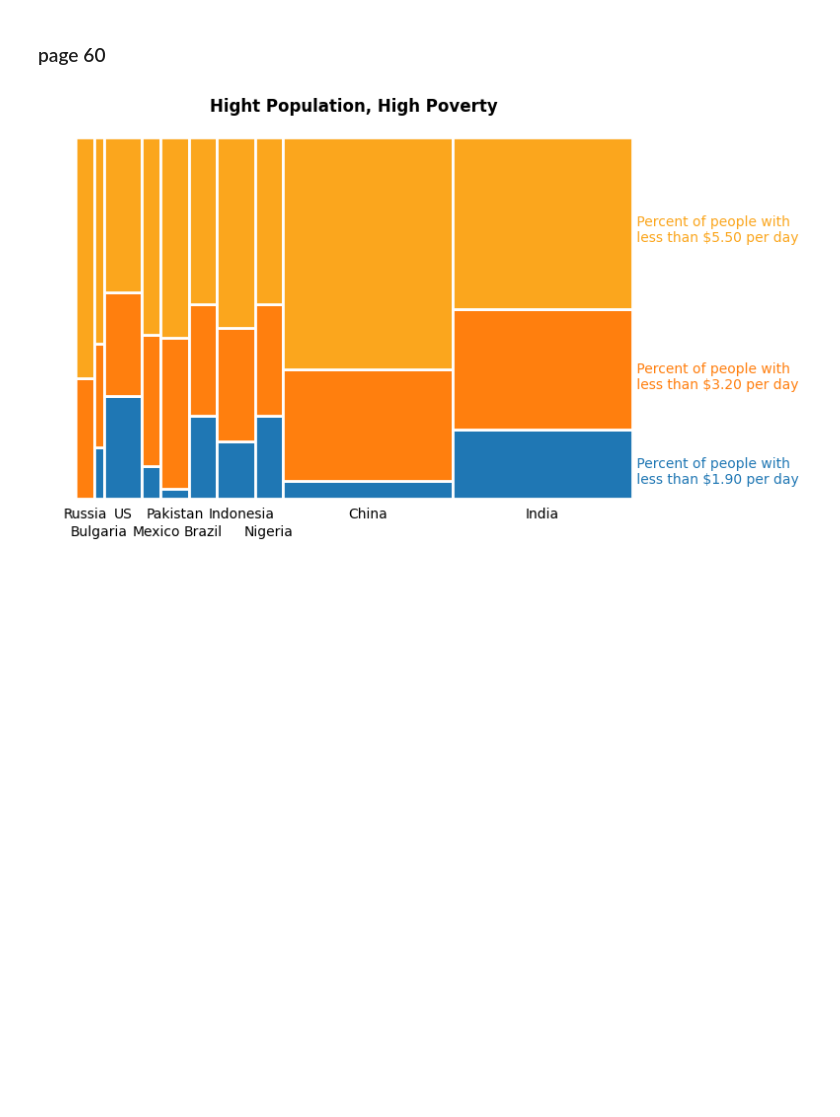
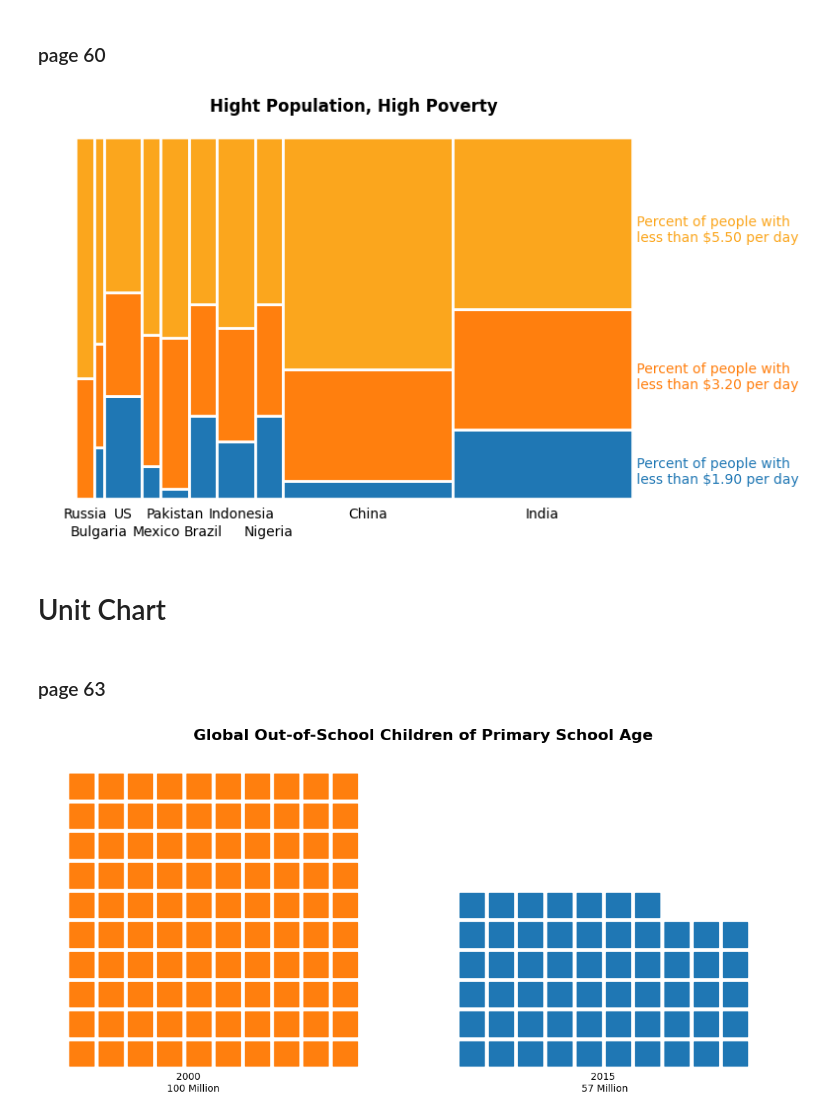
Before and after one commit to Aashish-Raghav/Data-Visualization---Multiple-Plots, a Jupyter notebook: IIT2022010.ipynb, the cells around one changed output. Cells and saved outputs as stored; diff of their text form; code cells hidden in the pictures; blank space fills up the shorter version.

Commit message:
Add Unit chart

```diff
--- a/IIT2022010.ipynb
+++ b/IIT2022010.ipynb
@@ -1825,10 +1825,10 @@ for i, row in df.iterrows():
     h2 = row['LessThan3.20']
     h3 = row['LessThan5.50']
 
-    max = (h1+h2+h3)
-    h1 = h1/max
-    h2 = h2/max
-    h3 = h3/max
+    maxi = (h1+h2+h3)
+    h1 = h1/maxi
+    h2 = h2/maxi
+    h3 = h3/maxi
 
     # Plot rectangle for each country
     ax1.bar(left, h1, width=width, align='edge', color='tab:blue', edgecolor='white', linewidth=2)
@@ -1863,3 +1863,46 @@ for col in ['top','right','bottom','left']:
 plt.show()
 # %% [output]
 [figure]
+# %% [markdown]
+# Unit Chart
+# %% [markdown]
+### page 63
+# %%
+# Data
+years = [2000, 2015]
+values = [100, 57]  # In millions
+
+# Plot settings
+fig, ax = plt.subplots(figsize=(14, 6))
+square_size = 1
+padding = 0.2
+gap_between_years = 6  # Adjust this to increase/decrease the gap
+
+# Colors
+colors = [ '#ff7f0e','#1f77b4']
+
+# Plotting squares
+for j, value in enumerate(values):
+    for i in range(value):
+        row = i // 10  # 10 squares per row
+        col = i % 10
+        # Adjust the x position with gap for the second year
+        start_x = j * (10 + gap_between_years)
+        ax.add_patch(plt.Rectangle((col * (square_size + padding) + start_x,
+                                    -row * (square_size + padding)),
+                                    square_size, square_size, color=colors[j]))
+
+# Annotations
+ax.text(4, 2, '   2000\n100 Million', fontsize=10)
+ax.text(21, 2, '   2015\n57 Million', fontsize=10)
+
+# Title and Layout
+ax.set_title('Global Out-of-School Children of Primary School Age', fontsize=16, fontweight='bold',pad = 30)
+ax.set_xlim(-1, 30)
+ax.set_ylim(-11, 2)
+ax.axis('off')
+ax.invert_yaxis()
+
+plt.show()
+# %% [output]
+[figure, added]
```
Also changed, not shown: 1 other file.
